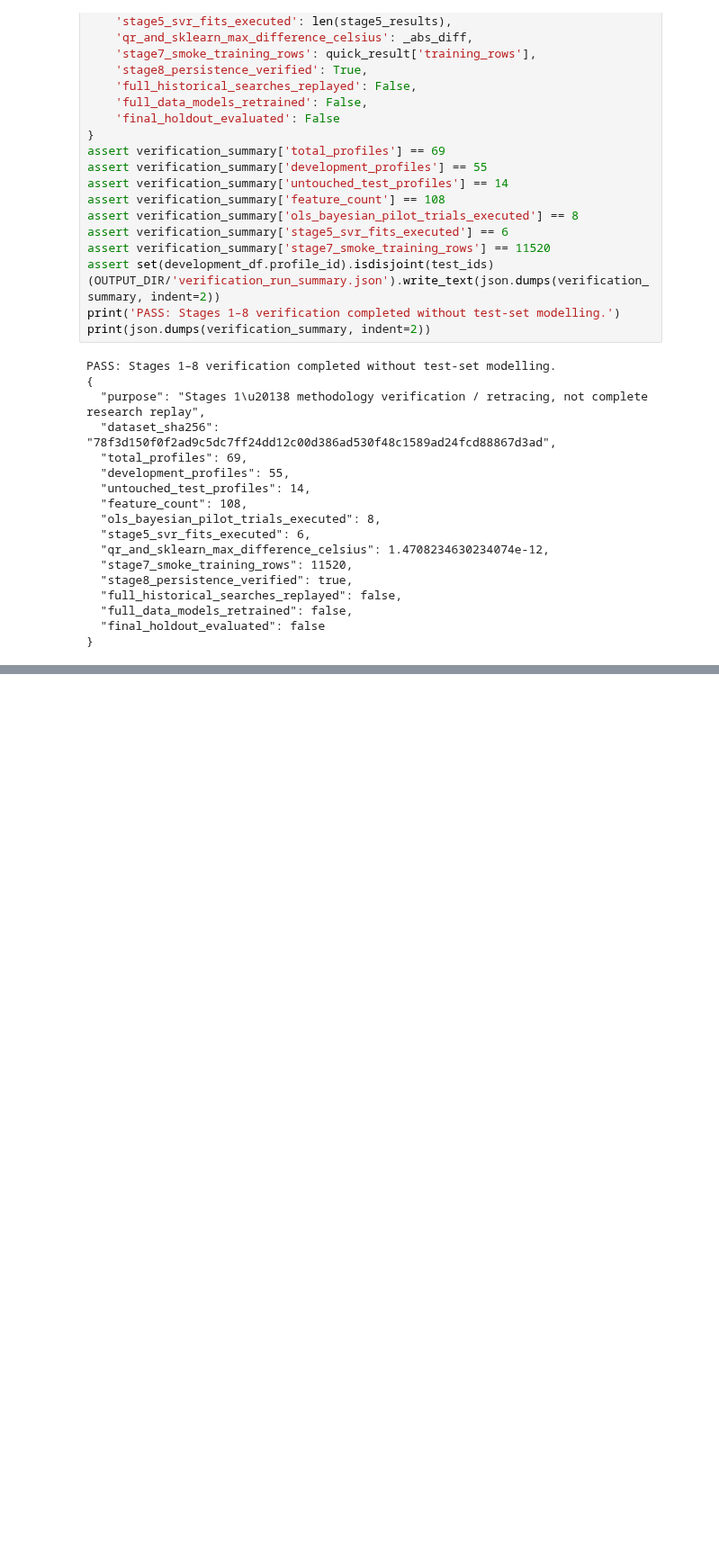
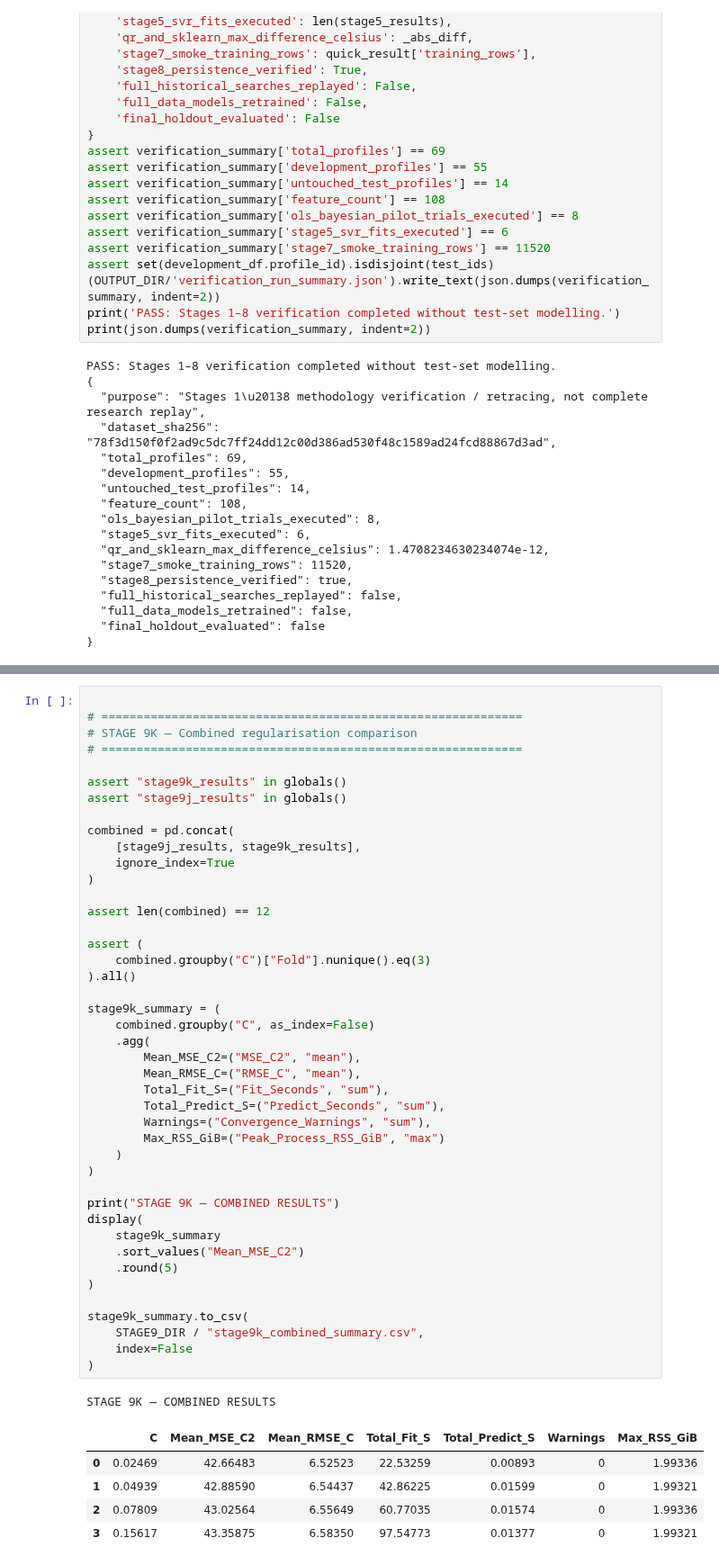
Before and after one commit to Fdau0002/Permanent-Magnet-Temperature-Estimate, a Jupyter notebook: MMA3001_PMSM_Version_1_0.ipynb, the cells around one changed output, grey strips where cells are left out. Shown at 90% size. Cells and saved outputs as stored; diff of their text form; blank space fills up the shorter version.

```diff
--- a/MMA3001_PMSM_Version_1_0.ipynb
+++ b/MMA3001_PMSM_Version_1_0.ipynb
@@ -2127,0 +5946,50 @@ PASS: Stages 1–8 verification completed without test-set modelling.
+# %%
+
+# ============================================================
+# STAGE 9K — Combined regularisation comparison
+# ============================================================
+
+assert "stage9k_results" in globals()
+assert "stage9j_results" in globals()
+
+combined = pd.concat(
+    [stage9j_results, stage9k_results],
+    ignore_index=True
+)
+
+assert len(combined) == 12
+
+assert (
+    combined.groupby("C")["Fold"].nunique().eq(3)
+).all()
+
+stage9k_summary = (
+    combined.groupby("C", as_index=False)
+    .agg(
+        Mean_MSE_C2=("MSE_C2", "mean"),
+        Mean_RMSE_C=("RMSE_C", "mean"),
+        Total_Fit_S=("Fit_Seconds", "sum"),
+        Total_Predict_S=("Predict_Seconds", "sum"),
+        Warnings=("Convergence_Warnings", "sum"),
+        Max_RSS_GiB=("Peak_Process_RSS_GiB", "max")
+    )
+)
+
+print("STAGE 9K — COMBINED RESULTS")
+display(
+    stage9k_summary
+    .sort_values("Mean_MSE_C2")
+    .round(5)
+)
+
+stage9k_summary.to_csv(
+    STAGE9_DIR / "stage9k_combined_summary.csv",
+    index=False
+)
+# %% [output]
+STAGE 9K — COMBINED RESULTS
+|  | C | Mean_MSE_C2 | Mean_RMSE_C | Total_Fit_S | Total_Predict_S | Warnings | Max_RSS_GiB |
+| 0 | 0.02469 | 42.66483 | 6.52523 | 22.53259 | 0.00893 | 0 | 1.99336 |
+| 1 | 0.04939 | 42.88590 | 6.54437 | 42.86225 | 0.01599 | 0 | 1.99321 |
+| 2 | 0.07809 | 43.02564 | 6.55649 | 60.77035 | 0.01574 | 0 | 1.99336 |
+| 3 | 0.15617 | 43.35875 | 6.58350 | 97.54773 | 0.01377 | 0 | 1.99321 |
```
Also changed, not shown: parts of 36 cells of this notebook.
